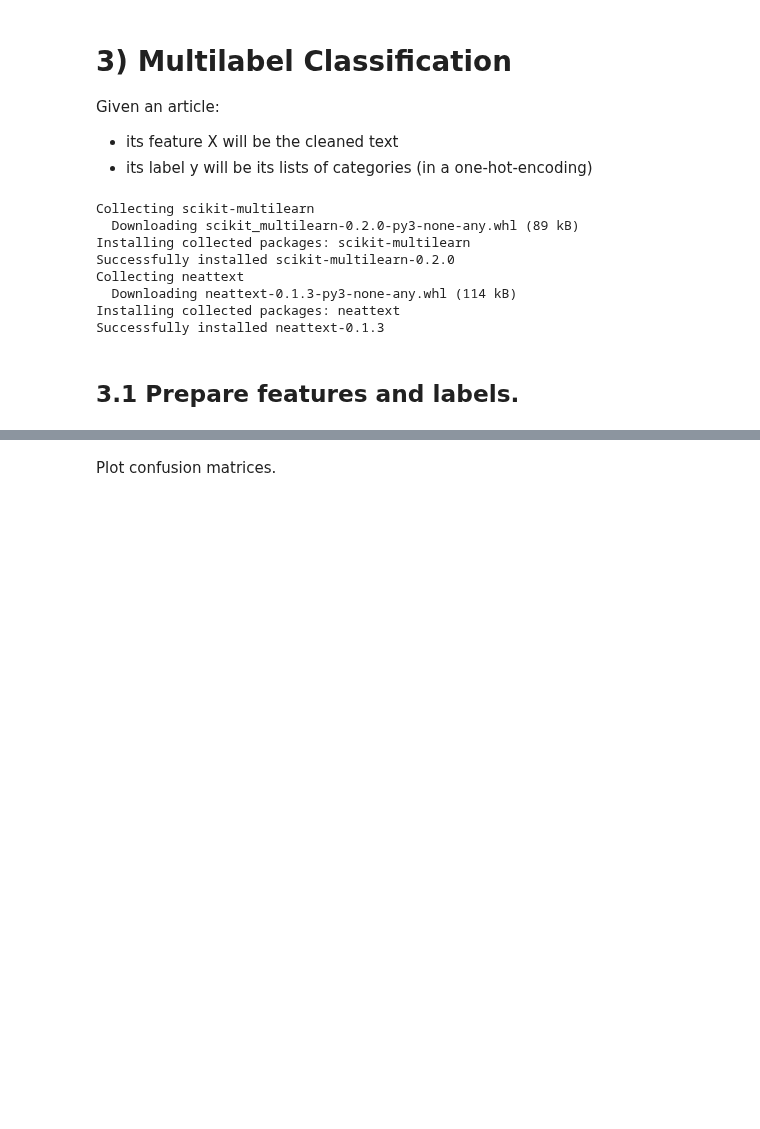
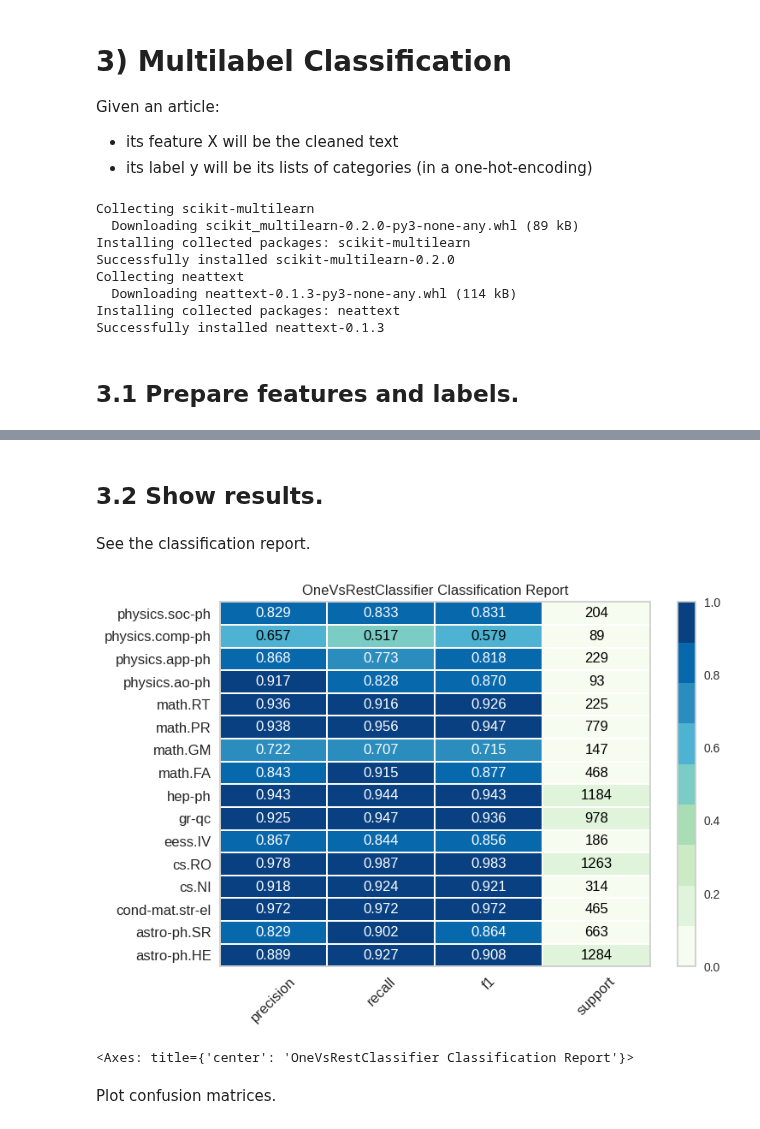
Before and after one commit to auroramugnai/ArXivClassification, a Jupyter notebook: ArXivClassification/category_classification.ipynb, the cells around one changed output, grey strips where cells are left out. Drawn from its saved outputs; the diff is of its cells as text; code cells hidden in the pictures; blank space fills up the shorter version.

```diff
--- a/ArXivClassification/category_classification.ipynb
+++ b/ArXivClassification/category_classification.ipynb
@@ -327,3 +292,15 @@ cond-mat.quant-gas       0.95      0.78      0.86       175
+# %% [markdown]
+## 3.2 Show results.
+# %% [markdown]
+See the classification report.
+# %%
+visualizer = ClassificationReport(model, classes=classes, support=True, cmap='GnBu')
+visualizer.fit(best_X_train, best_y_train)
+visualizer.score(best_X_test, best_y_test) # evaluate the model on the test data
+visualizer.show()
+# %% [output]
+[figure, added]
+<Axes: title={'center': 'OneVsRestClassifier Classification Report'}>
 # %% [markdown]
 Plot confusion matrices.
 # %%
```
Also changed, not shown: parts of 24 cells of this notebook.
